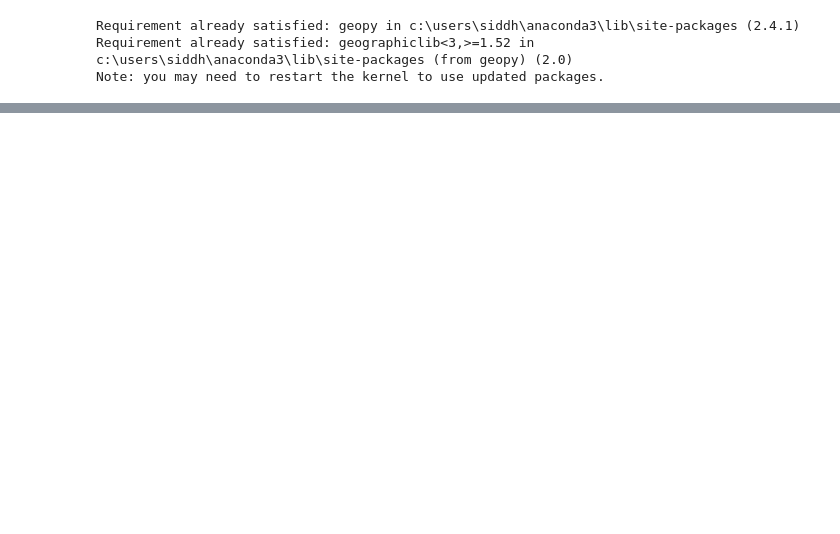
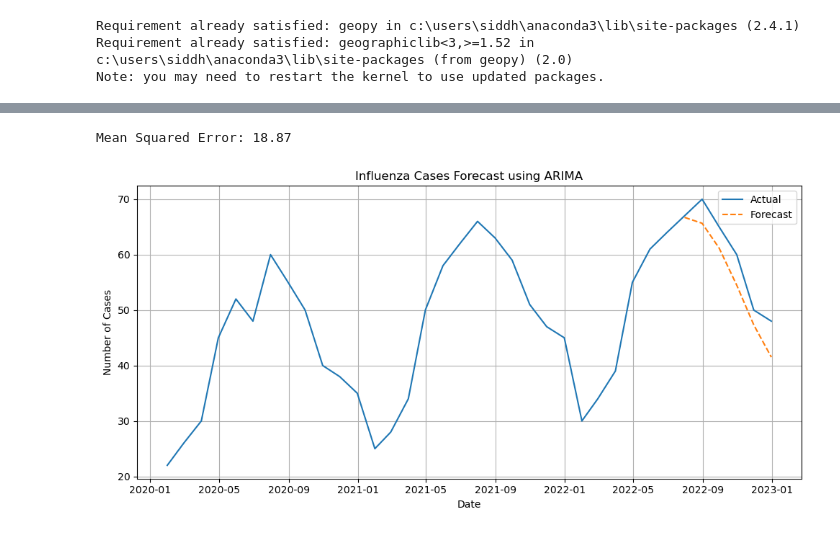
Before and after one commit to Siddharthkathuroju/prediction-model, a Jupyter notebook: file.ipynb, the cells around one changed output, grey strips where cells are left out. Saved outputs shown, nothing was run; the diff lists cells and outputs as text; code cells hidden in the pictures; blank space fills up the shorter version.

```diff
--- a/file.ipynb
+++ b/file.ipynb
@@ -199,0 +234,47 @@ Parameters: { "use_label_encoder" } are not used.
+# %%
+import pandas as pd
+import matplotlib.pyplot as plt
+from statsmodels.tsa.arima.model import ARIMA
+from sklearn.metrics import mean_squared_error
+import numpy as np
+
+# Example: Simulated monthly influenza cases
+data = {
+    'Month': pd.date_range(start='2020-01-01', periods=36, freq='M'),
+    'Cases': [22, 26, 30, 45, 52, 48, 60, 55, 50, 40, 38, 35,
+              25, 28, 34, 50, 58, 62, 66, 63, 59, 51, 47, 45,
+              30, 34, 39, 55, 61, 64, 67, 70, 65, 60, 50, 48]
+}
+
+df = pd.DataFrame(data)
+df.set_index('Month', inplace=True)
+
+# Split into train and test
+train = df.iloc[:30]
+test = df.iloc[30:]
+
+# Fit ARIMA model (p=2, d=1, q=2) — you can tune this
+model = ARIMA(train['Cases'], order=(2, 1, 2))
+model_fit = model.fit()
+
+# Forecast
+forecast = model_fit.forecast(steps=len(test))
+
+# Evaluation
+mse = mean_squared_error(test['Cases'], forecast)
+print(f'Mean Squared Error: {mse:.2f}')
+
+# Plot
+plt.figure(figsize=(10,5))
+plt.plot(df.index, df['Cases'], label='Actual')
+plt.plot(test.index, forecast, label='Forecast', linestyle='--')
+plt.title('Influenza Cases Forecast using ARIMA')
+plt.xlabel('Date')
+plt.ylabel('Number of Cases')
+plt.legend()
+plt.grid(True)
+plt.tight_layout()
+plt.show()
+# %% [output]
+Mean Squared Error: 18.87
+[figure, added]
```
Also changed, not shown: parts of 6 cells of this notebook, 1 other file.
